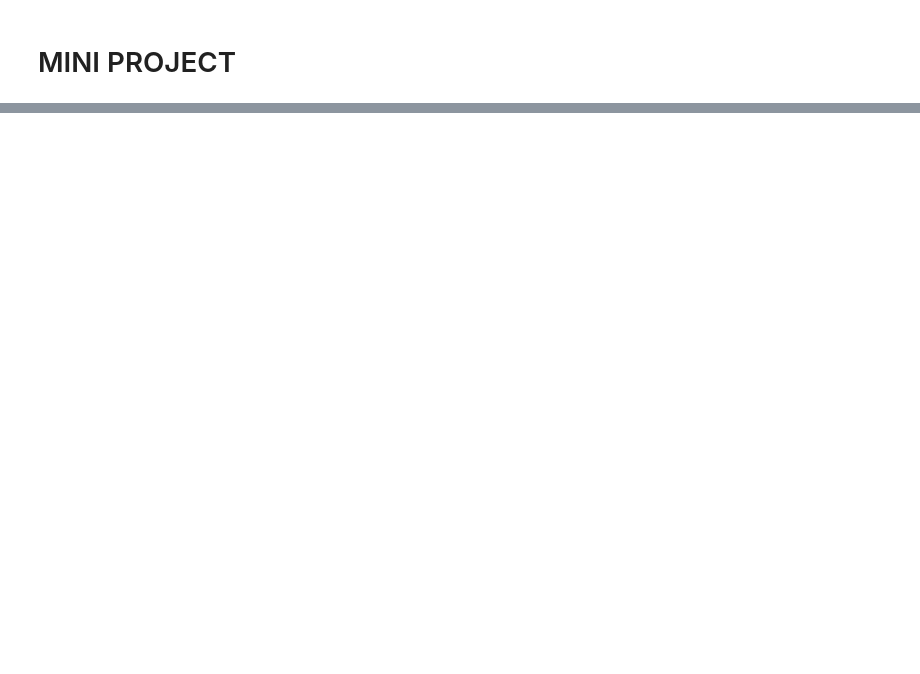
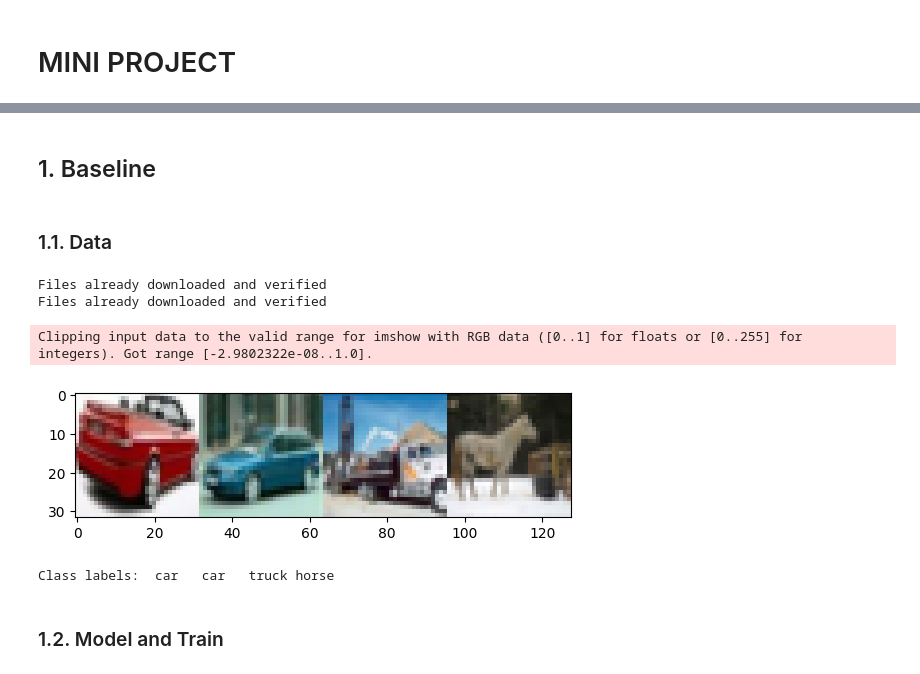
Before and after one commit to suhyeon-gwon/25ai_mini_project, a Jupyter notebook: pipeline.ipynb, the cells around one changed output, grey strips where cells are left out. Drawn from its saved outputs; the diff is of its cells as text; code cells hidden in the pictures; blank space fills up the shorter version.

```diff
--- a/pipeline.ipynb
+++ b/pipeline.ipynb
@@ -183,0 +18,2 @@ torch.save(model.state_dict(), 'model/baseline.pth')
+# %% [markdown]
+## 1. Baseline
@@ -183,0 +25,56 @@ torch.save(model.state_dict(), 'model/baseline.pth')
+# %% [markdown]
+### 1.1. Data
+# %%
+# 2. prepare CIFAR10 data
+transform_baseline = transforms.Compose([
+    transforms.ToTensor(),
+    transforms.Normalize((0.4914, 0.4822, 0.4465), (0.2023, 0.1994, 0.2010)), # well-known values
+])
+
+full_trainset_baseline = datasets.CIFAR10(root='./data', train=True, download=True, transform=transform_baseline)
+testset_baseline = datasets.CIFAR10(root='./data', train=False, download=True, transform=transform_baseline)
+
+# split
+seed = 42
+g = torch.Generator().manual_seed(seed) # seed 고정
+
+train_size = int(0.9 * len(full_trainset_baseline))
+val_size = len(full_trainset_baseline) - train_size
+trainset_baseline, valset_baseline = random_split(full_trainset_baseline, [train_size, val_size], generator=g)
+
+# loader
+train_loader_baseline = torch.utils.data.DataLoader(trainset_baseline, batch_size=BATCH_SIZE, shuffle=True, num_workers=0)
+val_loader_baseline = torch.utils.data.DataLoader(valset_baseline, batch_size=BATCH_SIZE, shuffle=False, num_workers=0)
+test_loader_baseline = torch.utils.data.DataLoader(testset_baseline, batch_size=BATCH_SIZE, shuffle=False, num_workers=0)
+# %% [output]
+Files already downloaded and verified
+Files already downloaded and verified
+# %%
+# 3. show some examples
+classes = ('plane', 'car', 'bird', 'cat',
+           'deer', 'dog', 'frog', 'horse', 'ship', 'truck')
+
+def unnormalize(img):
+    mean = torch.tensor([0.4914, 0.4822, 0.4465]).view(3, 1, 1)
+    std = torch.tensor([0.2023, 0.1994, 0.2010]).view(3, 1, 1)
+    return img * std + mean
+
+def imshow(img):
+    # unnormalize
+    img = unnormalize(img)
+    npimg = img.numpy()
+    plt.imshow(np.transpose(npimg, (1, 2, 0)))
+    plt.show()
+
+dataiter = iter(train_loader_baseline)
+images, labels = next(dataiter)
+
+# print images and rotated images
+img_grid = imshow(utils.make_grid(images[:4], padding=0))
+print('Class labels: ', ' '.join(f'{classes[labels[j]]:5s}' for j in range(4)))
+# %% [output]
+Clipping input data to the valid range for imshow with RGB data ([0..1] for floats or [0..255] for integers). Got range [-2.9802322e-08..1.0].
+[figure, added]
+Class labels:  car   car   truck horse
+# %% [markdown]
+### 1.2. Model and Train
```
Also changed, not shown: parts of 94 cells of this notebook.
